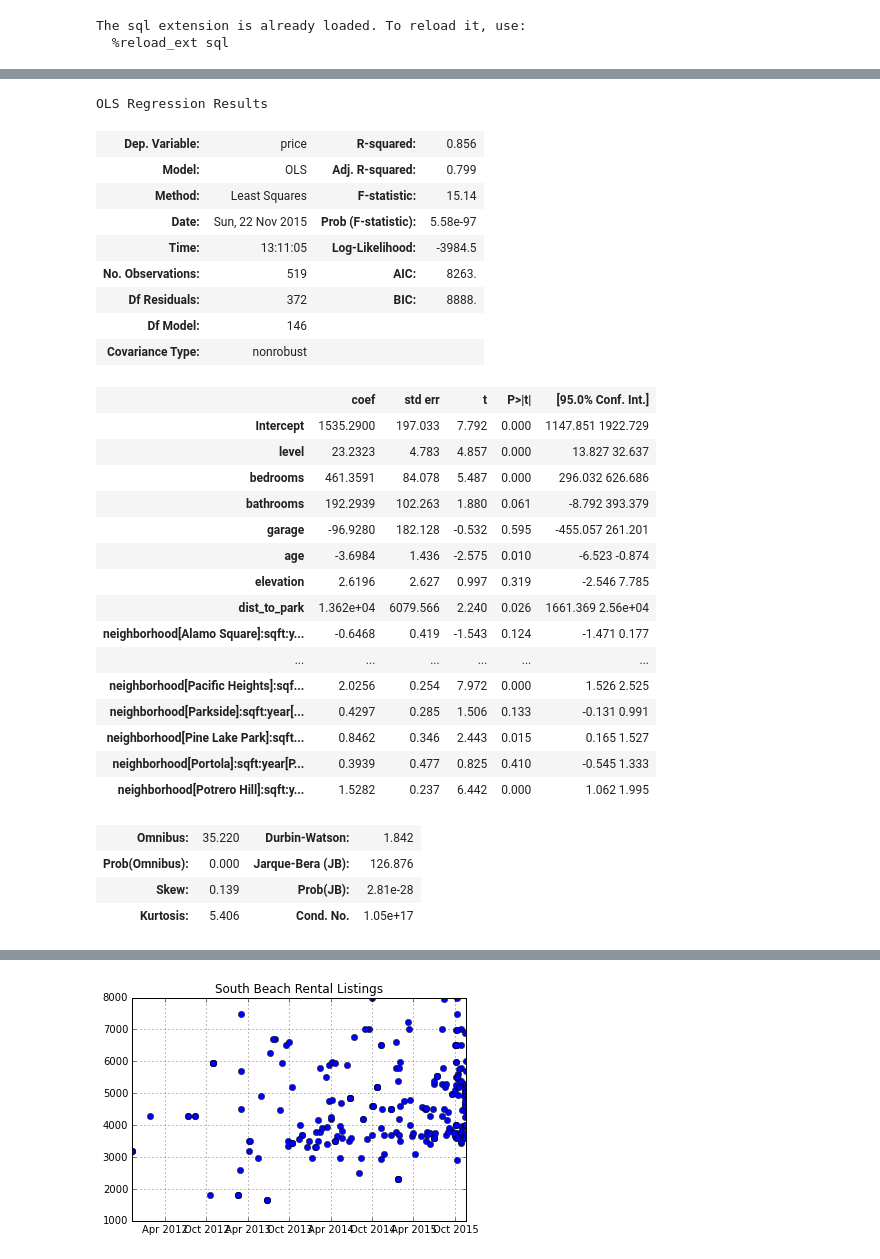
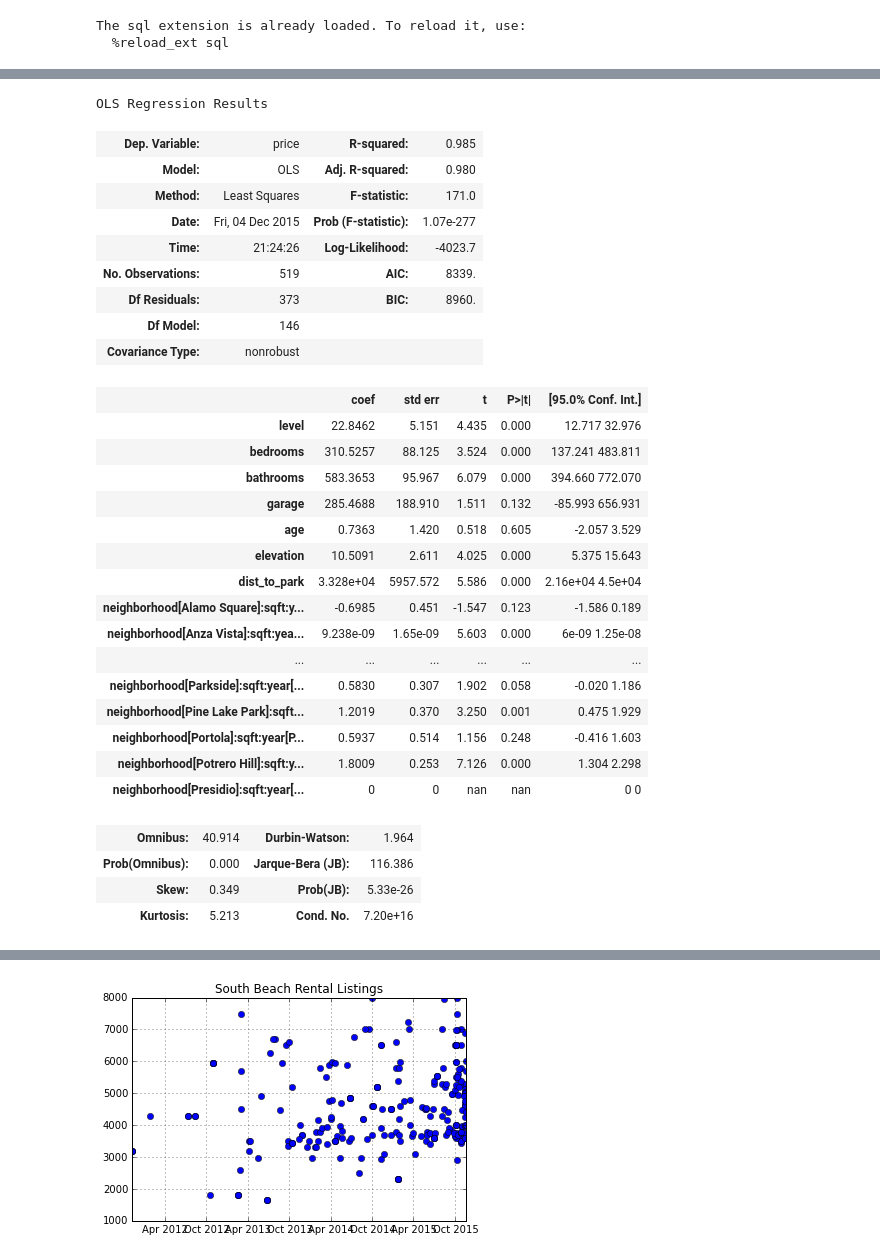
Before and after one commit to ivoytov/rentalnerd, a Jupyter notebook: scraper/SF Model v3.ipynb, the cells around one changed output, grey strips where cells are left out. Cells and saved outputs as stored; diff of their text form; code cells hidden in the pictures.

```diff
--- a/scraper/SF Model v3.ipynb
+++ b/scraper/SF Model v3.ipynb
@@ -151,7 +165,7 @@ data = data[  (data.sqft <= 3000)
             & (data.year != pd.Period('1969', freq='A-DEC'))
             & (data.address > '(Undisclosed Address) San Francisco, CA 94999')  # eliminate (Undisclosed)
             & ((data.source == 'climbsf_rented')
-               | ((data.date_closed == 'null') & (data.date_listed > datetime.date(2015, 9, 1)) ) # eliminate listings older than 2 months
+               | ((data.date_closed == 'null') & (data.date_listed > datetime.date(2015, 10, 1)) ) # eliminate listings older than 2 months
                | ((data.date_closed != 'null')) )] #include everything closed
 
 print "Entries after filter: " + `len(data)`
@@ -180,39 +218,40 @@ age = 2015 - data.year_built
 age.name = 'age'
 data = pd.concat([data,age],axis=1)
 # %%
-result = sm.ols(formula="price ~ level + bedrooms + bathrooms + garage + age + elevation + dist_to_park + neighborhood:sqft:year:luxurious -l", data=data).fit()
+result = sm.ols(formula="price ~ level + bedrooms + bathrooms + garage + age + elevation + dist_to_park +\
+neighborhood:sqft:year:luxurious -1", data=data).fit()
 result.summary()
 # %% [output]
 OLS Regression Results
-| Dep. Variable: | price | R-squared: | 0.856 |
-| Model: | OLS | Adj. R-squared: | 0.799 |
-| Method: | Least Squares | F-statistic: | 15.14 |
-| Date: | Sun, 22 Nov 2015 | Prob (F-statistic): | 5.58e-97 |
-| Time: | 13:11:05 | Log-Likelihood: | -3984.5 |
-| No. Observations: | 519 | AIC: | 8263. |
-| Df Residuals: | 372 | BIC: | 8888. |
+| Dep. Variable: | price | R-squared: | 0.985 |
+| Model: | OLS | Adj. R-squared: | 0.980 |
+| Method: | Least Squares | F-statistic: | 171.0 |
+| Date: | Fri, 04 Dec 2015 | Prob (F-statistic): | 1.07e-277 |
+| Time: | 21:24:26 | Log-Likelihood: | -4023.7 |
+| No. Observations: | 519 | AIC: | 8339. |
+| Df Residuals: | 373 | BIC: | 8960. |
 | Df Model: | 146 |  |  |
 | Covariance Type: | nonrobust |  |  |
 |  | coef | std err | t | P>|t| | [95.0% Conf. Int.] |
-| Intercept | 1535.2900 | 197.033 | 7.792 | 0.000 | 1147.851 1922.729 |
-| level | 23.2323 | 4.783 | 4.857 | 0.000 | 13.827 32.637 |
-| bedrooms | 461.3591 | 84.078 | 5.487 | 0.000 | 296.032 626.686 |
-| bathrooms | 192.2939 | 102.263 | 1.880 | 0.061 | -8.792 393.379 |
-| garage | -96.9280 | 182.128 | -0.532 | 0.595 | -455.057 261.201 |
-| age | -3.6984 | 1.436 | -2.575 | 0.010 | -6.523 -0.874 |
-| elevation | 2.6196 | 2.627 | 0.997 | 0.319 | -2.546 7.785 |
-| dist_to_park | 1.362e+04 | 6079.566 | 2.240 | 0.026 | 1661.369 2.56e+04 |
-| neighborhood[Alamo Square]:sqft:y... | -0.6468 | 0.419 | -1.543 | 0.124 | -1.471 0.177 |
+| level | 22.8462 | 5.151 | 4.435 | 0.000 | 12.717 32.976 |
+| bedrooms | 310.5257 | 88.125 | 3.524 | 0.000 | 137.241 483.811 |
+| bathrooms | 583.3653 | 95.967 | 6.079 | 0.000 | 394.660 772.070 |
+| garage | 285.4688 | 188.910 | 1.511 | 0.132 | -85.993 656.931 |
+| age | 0.7363 | 1.420 | 0.518 | 0.605 | -2.057 3.529 |
+| elevation | 10.5091 | 2.611 | 4.025 | 0.000 | 5.375 15.643 |
+| dist_to_park | 3.328e+04 | 5957.572 | 5.586 | 0.000 | 2.16e+04 4.5e+04 |
+| neighborhood[Alamo Square]:sqft:y... | -0.6985 | 0.451 | -1.547 | 0.123 | -1.586 0.189 |
+| neighborhood[Anza Vista]:sqft:yea... | 9.238e-09 | 1.65e-09 | 5.603 | 0.000 | 6e-09 1.25e-08 |
 | ... | ... | ... | ... | ... | ... |
-| neighborhood[Pacific Heights]:sqf... | 2.0256 | 0.254 | 7.972 | 0.000 | 1.526 2.525 |
-| neighborhood[Parkside]:sqft:year[... | 0.4297 | 0.285 | 1.506 | 0.133 | -0.131 0.991 |
-| neighborhood[Pine Lake Park]:sqft... | 0.8462 | 0.346 | 2.443 | 0.015 | 0.165 1.527 |
-| neighborhood[Portola]:sqft:year[P... | 0.3939 | 0.477 | 0.825 | 0.410 | -0.545 1.333 |
-| neighborhood[Potrero Hill]:sqft:y... | 1.5282 | 0.237 | 6.442 | 0.000 | 1.062 1.995 |
+| neighborhood[Parkside]:sqft:year[... | 0.5830 | 0.307 | 1.902 | 0.058 | -0.020 1.186 |
+| neighborhood[Pine Lake Park]:sqft... | 1.2019 | 0.370 | 3.250 | 0.001 | 0.475 1.929 |
+| neighborhood[Portola]:sqft:year[P... | 0.5937 | 0.514 | 1.156 | 0.248 | -0.416 1.603 |
+| neighborhood[Potrero Hill]:sqft:y... | 1.8009 | 0.253 | 7.126 | 0.000 | 1.304 2.298 |
+| neighborhood[Presidio]:sqft:year[... | 0 | 0 | nan | nan | 0 0 |
-| Omnibus: | 35.220 | Durbin-Watson: | 1.842 |
-| Prob(Omnibus): | 0.000 | Jarque-Bera (JB): | 126.876 |
-| Skew: | 0.139 | Prob(JB): | 2.81e-28 |
-| Kurtosis: | 5.406 | Cond. No. | 1.05e+17 |
+| Omnibus: | 40.914 | Durbin-Watson: | 1.964 |
+| Prob(Omnibus): | 0.000 | Jarque-Bera (JB): | 116.386 |
+| Skew: | 0.349 | Prob(JB): | 5.33e-26 |
+| Kurtosis: | 5.213 | Cond. No. | 7.20e+16 |
 # %%
 output = [['neighborhood','regular','luxurious']]
 table = ListTable()
```
Also changed, not shown: parts of 42 cells of this notebook.
